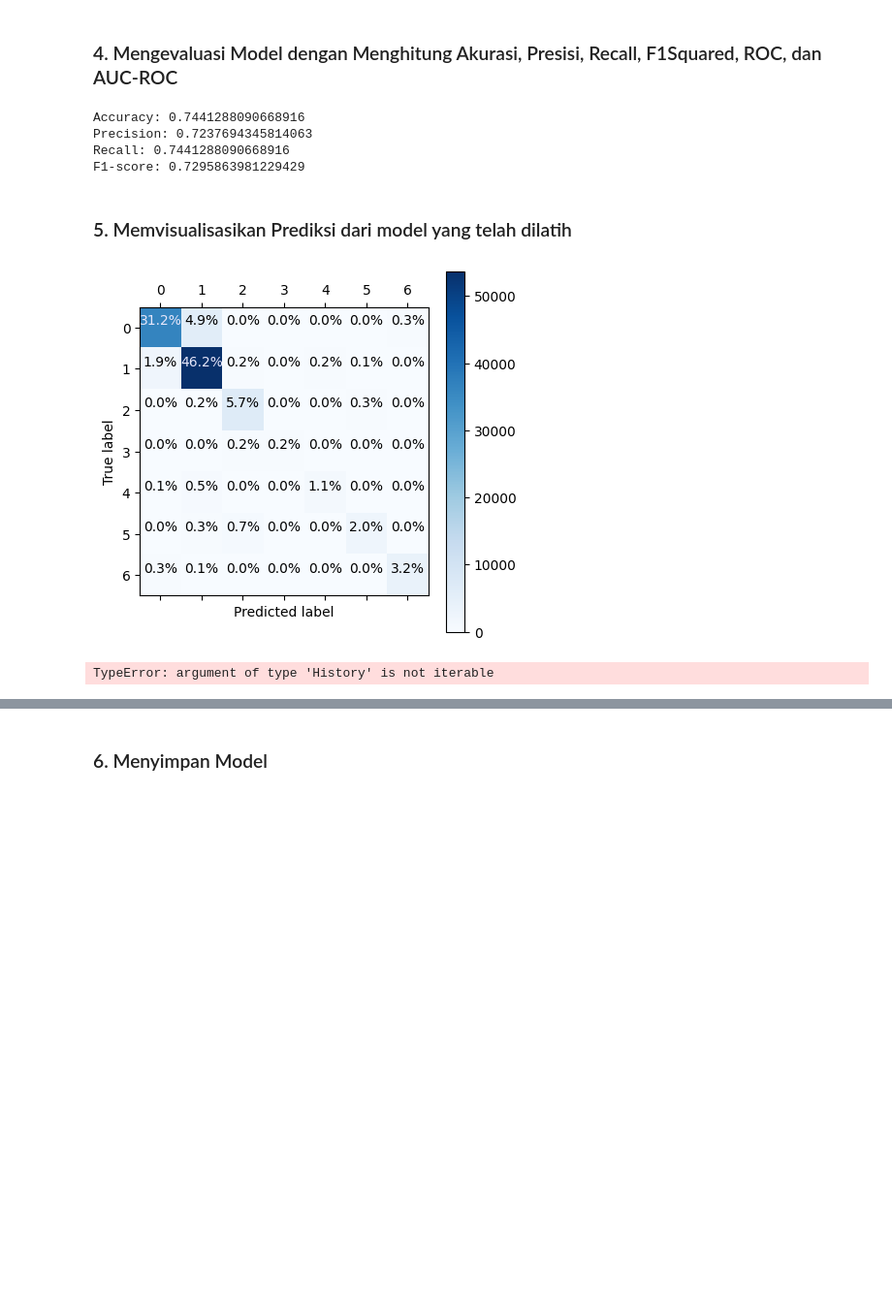
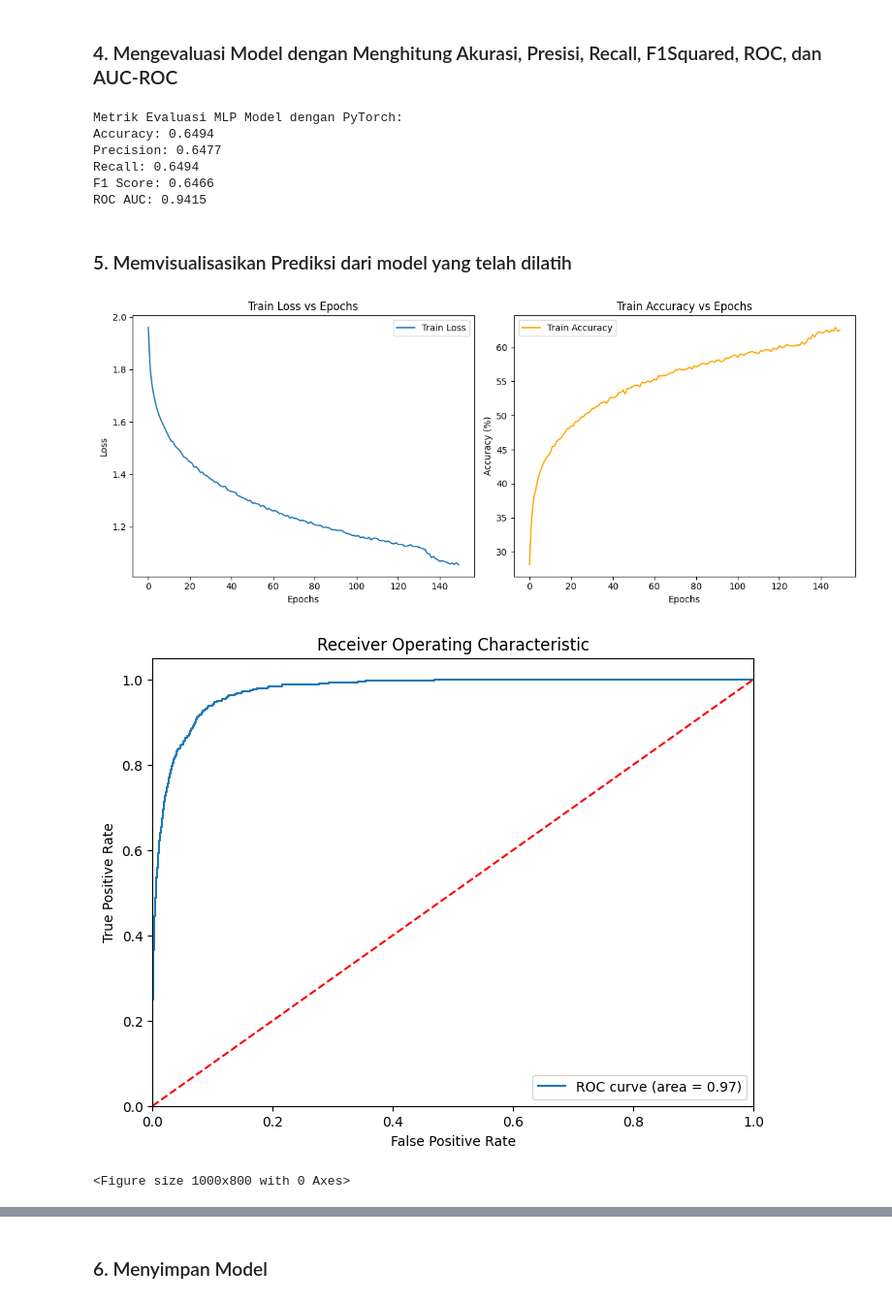
Before and after one commit to Kaasyiful/tugas-deep-learning, a Jupyter notebook: week3/Deep_Learning_Week_3_CIFAR-10.ipynb, the cells around one changed output, grey strips where cells are left out. Shown: that part at 97% size. Saved outputs shown, nothing was run; the diff lists cells and outputs as text; code cells hidden in the pictures; blank space fills up the shorter version.

```diff
--- a/week3/Deep_Learning_Week_3_CIFAR-10.ipynb
+++ b/week3/Deep_Learning_Week_3_CIFAR-10.ipynb
@@ -128,7 +125,7 @@ def train_model(model, trainloader, criterion, optimizer, scheduler, epochs=100)
         print(f'Epoch {epoch+1}, Loss: {epoch_loss:.4f}, Accuracy: {epoch_acc:.2f}%, '
               f'Val Loss: {val_loss:.4f}, Val Accuracy: {val_acc:.2f}%')
 
-    return train_losses, train_accuracies
+    return train_losses, train_accuracies, val_loss, val_acc
 
 # Fungsi untuk evaluasi model
 def evaluate_model(model, dataloader, criterion):
@@ -264,17 +275,25 @@ class MLP(nn.Module):
 
         self.fc2 = nn.Linear(2048, 1024)
         self.bn2 = nn.BatchNorm1d(1024)
-        self.dropout2 = nn.Dropout(0.5)
+        self.dropout2 = nn.Dropout(0.33)
 
         self.fc3 = nn.Linear(1024, 512)
         self.bn3 = nn.BatchNorm1d(512)
-        self.dropout3 = nn.Dropout(0.5)
+        self.dropout3 = nn.Dropout(0.25)
 
         self.fc4 = nn.Linear(512, 256)
         self.bn4 = nn.BatchNorm1d(256)
-        self.dropout4 = nn.Dropout(0.25)
+        self.dropout4 = nn.Dropout(0.2)
 
-        self.fc5 = nn.Linear(256, len(classes)) # Output size: 10 (jumlah kelas CIFAR-10)
+        self.fc5 = nn.Linear(256, 128)
+        self.bn5 = nn.BatchNorm1d(128)
+        self.dropout5 = nn.Dropout(0.2)
+
+        self.fc6 = nn.Linear(128, 64)
+        self.bn6 = nn.BatchNorm1d(64)
+        self.dropout6 = nn.Dropout(0.2)
+
+        self.fc7 = nn.Linear(64, len(classes)) # Output size: 10 (jumlah kelas CIFAR-10)
 
     # Fungsi forward untuk melakukan forward pass
     def forward(self, x):
@@ -292,7 +311,13 @@ class MLP(nn.Module):
         x = F.relu(self.bn4(self.fc4(x)))
         x = self.dropout4(x)
 
-        x = self.fc5(x)
+        x = F.relu(self.bn5(self.fc5(x)))
+        x = self.dropout5(x)
+
+        x = F.relu(self.bn6(self.fc6(x)))
+        x = self.dropout6(x)
+
+        x = self.fc7(x)
 
         return x
 
@@ -311,10 +354,10 @@ scheduler = optim.lr_scheduler.ReduceLROnPlateau(optimizer, 'min', patience=5, f
 # %%
 # Melatih model MLP dengan data augmentation
 print("Melatih model MLP...")
-train_losses, train_accuracies, val_losses, val_accuracies = train_model(model_mlp, trainloader, criterion, optimizer, scheduler, epochs=150)
+train_losses_mlp, train_accuracies_mlp, val_losses_mlp, val_accuracies_mlp = train_model(model_mlp, trainloader, criterion, optimizer, scheduler, epochs=150)
 
 # Mengevaluasi model
 print("Evaluasi akhir model...")
-test_loss, test_accuracy = evaluate_model(model_mlp, testloader, criterion)
-print(f"Final Test Loss: {test_loss:.4f}, Test Accuracy: {test_accuracy:.2f}%")
+test_loss_mlp, test_accuracy_mlp = evaluate_model(model_mlp, testloader, criterion)
+print(f"Final Test Loss: {test_loss_mlp:.4f}, Test Accuracy: {test_accuracy_mlp:.2f}%")
 # %% [output]
@@ -331,27 +389,30 @@ accuracy, precision, recall, f1, roc_auc = evaluate_metrics(y_true, y_pred, y_pr
 
 # Output metrik evaluasi
 print("\nMetrik Evaluasi MLP Model dengan PyTorch:")
-print(f"Accuracy: {test_accuracy/100:.4f}")
+print(f"Accuracy: {test_accuracy_mlp/100:.4f}")
 print(f"Precision: {precision:.4f}")
 print(f"Recall: {recall:.4f}")
 print(f"F1 Score: {f1:.4f}")
 print(f"ROC AUC: {roc_auc:.4f}")
 # %% [output]
-Accuracy: 0.7441288090668916
-Precision: 0.7237694345814063
-Recall: 0.7441288090668916
-F1-score: 0.7295863981229429
+Metrik Evaluasi MLP Model dengan PyTorch:
+Accuracy: 0.6494
+Precision: 0.6477
+Recall: 0.6494
+F1 Score: 0.6466
+ROC AUC: 0.9415
 # %% [markdown]
 ### 5. Memvisualisasikan Prediksi dari model yang telah dilatih
 # %%
 # Plot training history
-visualize_results(train_losses, train_accuracies)
+visualize_results(train_losses_mlp, train_accuracies_mlp)
 
 # Plot ROC curve (one vs rest untuk multi-kelas)
 visualize_roc_curve(y_true, y_pred_proba)
 
 # Plot confusion matrix
 visualize_confusion_matrix(y_true, y_pred)
 # %% [output]
-[figure, old version]
+[figure, new version]
+[figure, added]
-TypeError: argument of type 'History' is not iterable
+<Figure size 1000x800 with 0 Axes>
```
Also changed, not shown: parts of 18 cells of this notebook.
